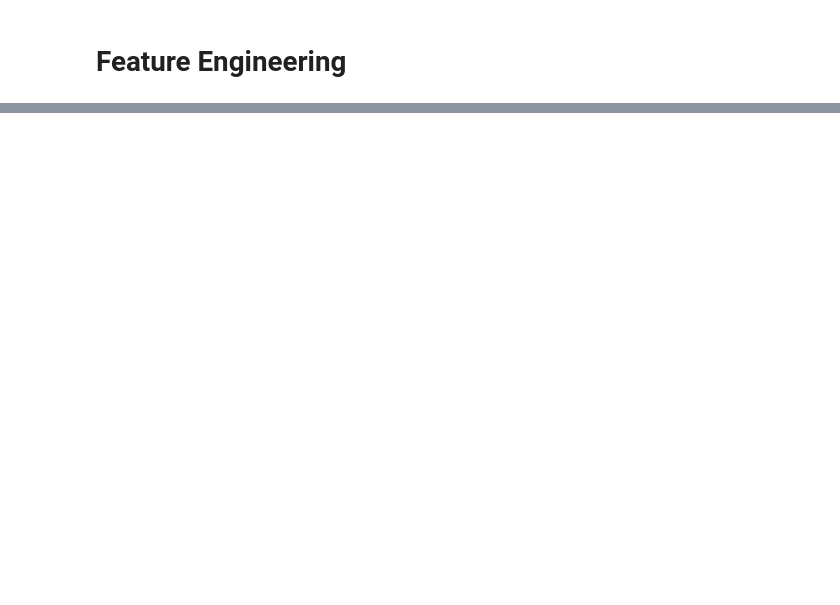
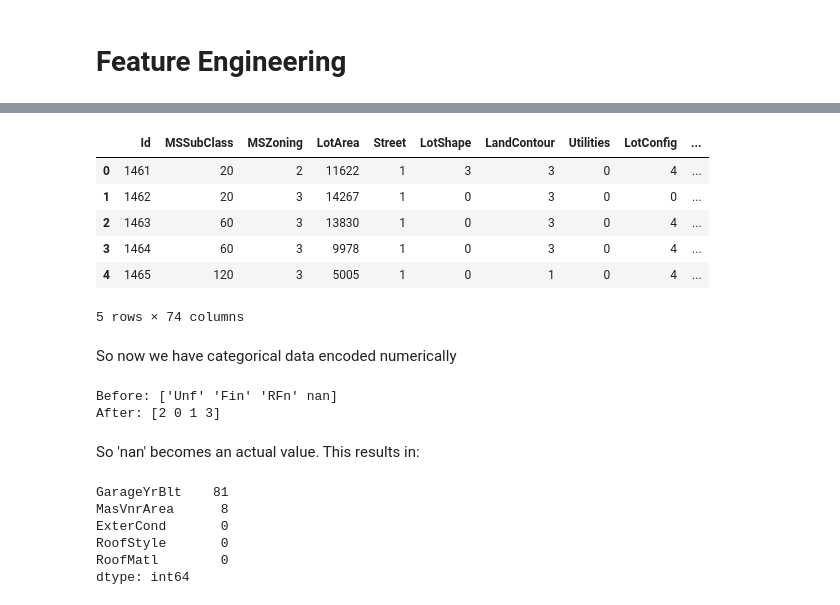
Before and after one commit to ayuzva/car-pricing-kaggle, a Jupyter notebook: house-price-kaggle.ipynb, the cells around one changed output, grey strips where cells are left out. Cells and saved outputs as stored; diff of their text form; code cells hidden in the pictures; blank space fills up the shorter version.

```diff
--- a/house-price-kaggle.ipynb
+++ b/house-price-kaggle.ipynb
@@ -77,0 +184,5 @@ missing_data=head(25)
+# %%
+total=test_data.isnull().sum().sort_values(ascending=False)
+percent=(test_data.isnull().sum()/test_data.isnull().count()).sort_values(ascending=False)
+missing_data=pd.concat([total, percent],axis=1, keys=['Total','Percent'])
+missing_data.head(25)
@@ -77,0 +249,8 @@ missing_data=head(25)
+# %%
+#Categorical boolean mask (True for whichever columns are of type object(These are columns with mixed datatypes))
+categorical_feature_mask_test=test_data.dtypes==object
+#Filter categorical columns using mask and tun it into a list
+categorical_cols_test = test_data.columns[categorical_feature_mask_test].tolist()
+# %%
+labelencoder_test=LabelEncoder()
+test_data[categorical_cols_test]=test_data[categorical_cols_test].apply(lambda col: labelencoder_test.fit_transform(col.astype(str)))
@@ -77,0 +267,30 @@ missing_data=head(25)
+# %%
+test_data.head()
+# %% [output]
+|  | Id | MSSubClass | MSZoning | LotArea | Street | LotShape | LandContour | Utilities | LotConfig | ... |
+| 0 | 1461 | 20 | 2 | 11622 | 1 | 3 | 3 | 0 | 4 | ... |
+| 1 | 1462 | 20 | 3 | 14267 | 1 | 0 | 3 | 0 | 0 | ... |
+| 2 | 1463 | 60 | 3 | 13830 | 1 | 0 | 3 | 0 | 4 | ... |
+| 3 | 1464 | 60 | 3 | 9978 | 1 | 0 | 3 | 0 | 4 | ... |
+| 4 | 1465 | 120 | 3 | 5005 | 1 | 0 | 1 | 0 | 4 | ... |
+5 rows × 74 columns
+# %% [markdown]
+So now we have categorical data encoded numerically
+# %%
+#here is an example of finished result
+print(f'Before: {unique_sample}')
+print(f'After: {test_data["GarageFinish"].unique()}')
+# %% [output]
+Before: ['Unf' 'Fin' 'RFn' nan]
+After: [2 0 1 3]
+# %% [markdown]
+So 'nan' becomes an actual value. This results in:
+# %%
+train_data.isnull().sum().sort_values(ascending=False).head(5)
+# %% [output]
+GarageYrBlt    81
+MasVnrArea      8
+ExterCond       0
+RoofStyle       0
+RoofMatl        0
+dtype: int64
```
Also changed, not shown: parts of 35 cells of this notebook.
